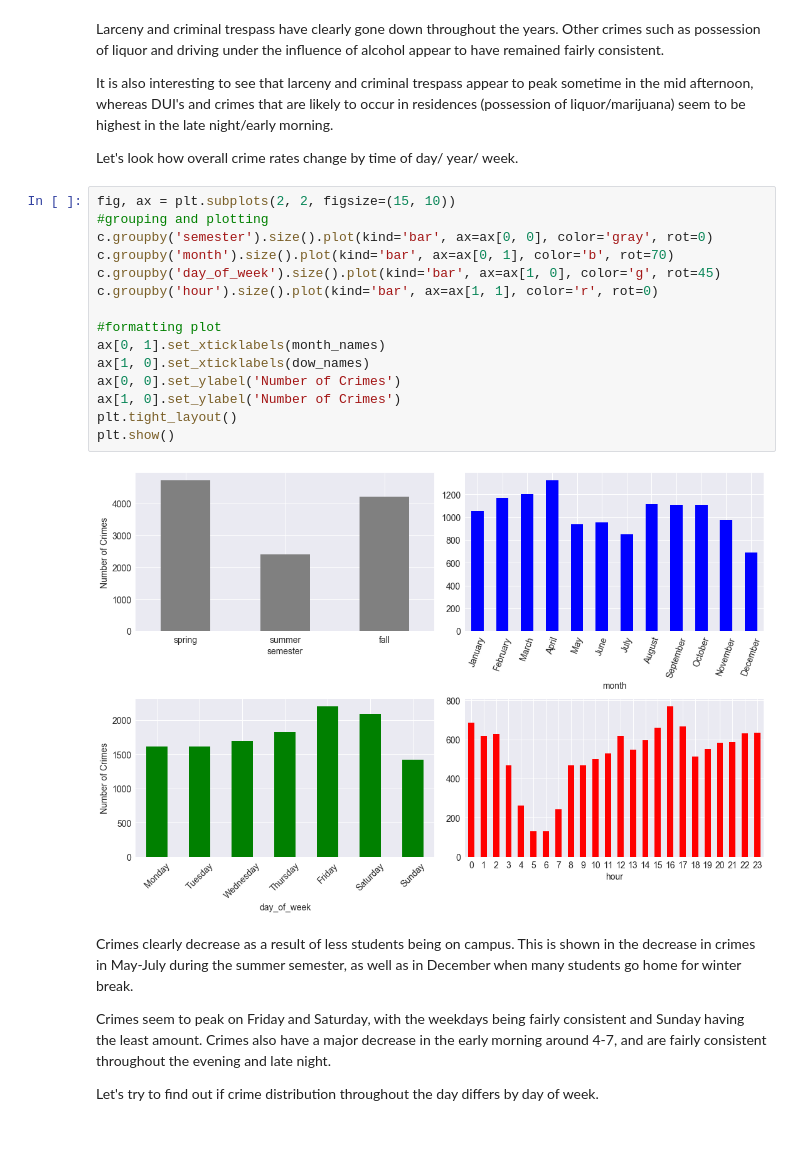
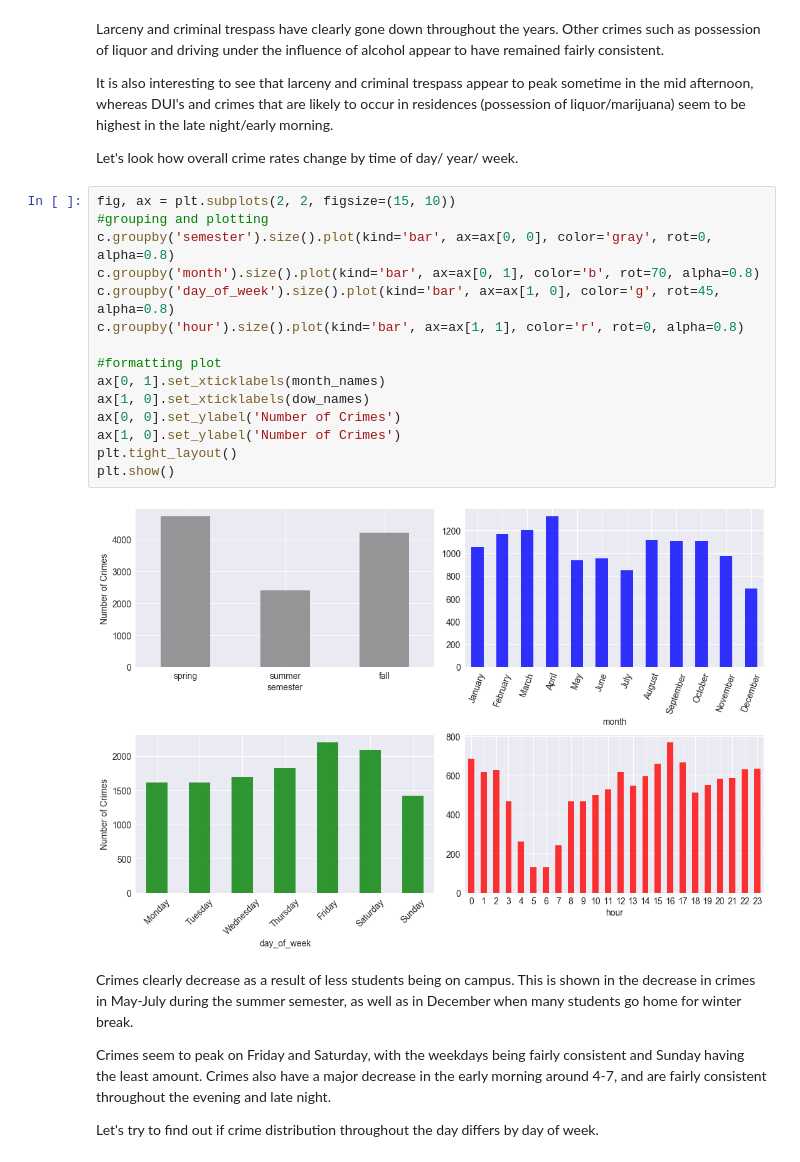
Before and after one commit to pspratling/Forecasting-Crime-around-the-Georgia-Tech-Campus, a Jupyter notebook: IPython notebooks/Exploratory Data Analysis.ipynb, the cells around one changed output. Drawn from its saved outputs; the diff is of its cells as text.

Commit message:
tweaking visualizations

```diff
--- a/IPython notebooks/Exploratory Data Analysis.ipynb
+++ b/IPython notebooks/Exploratory Data Analysis.ipynb
@@ -160,20 +159,20 @@ Let's look how overall crime rates change by time of day/ year/ week.
 # %%
 fig, ax = plt.subplots(2, 2, figsize=(15, 10))
 #grouping and plotting
-c.groupby('semester').size().plot(kind='bar', ax=ax[0, 0], color='gray', rot=0)
-c.groupby('month').size().plot(kind='bar', ax=ax[0, 1], color='b', rot=70)
-c.groupby('day_of_week').size().plot(kind='bar', ax=ax[1, 0], color='g', rot=45)
-c.groupby('hour').size().plot(kind='bar', ax=ax[1, 1], color='r', rot=0)
+c.groupby('semester').size().plot(kind='bar', ax=ax[0, 0], color='gray', rot=0, alpha=0.8)
+c.groupby('month').size().plot(kind='bar', ax=ax[0, 1], color='b', rot=70, alpha=0.8)
+c.groupby('day_of_week').size().plot(kind='bar', ax=ax[1, 0], color='g', rot=45, alpha=0.8)
+c.groupby('hour').size().plot(kind='bar', ax=ax[1, 1], color='r', rot=0, alpha=0.8)
 
 #formatting plot
 ax[0, 1].set_xticklabels(month_names)
 ax[1, 0].set_xticklabels(dow_names)
 ax[0, 0].set_ylabel('Number of Crimes')
 ax[1, 0].set_ylabel('Number of Crimes')
 plt.tight_layout()
 plt.show()
 # %% [output]
-[figure, old version]
+[figure, new version]
 # %% [markdown]
 Crimes clearly decrease as a result of less students being on campus. This is shown in the decrease in crimes in May-July during the summer semester, as well as in December when many students go home for winter break.
 
```
Also changed, not shown: parts of 7 cells of this notebook.
